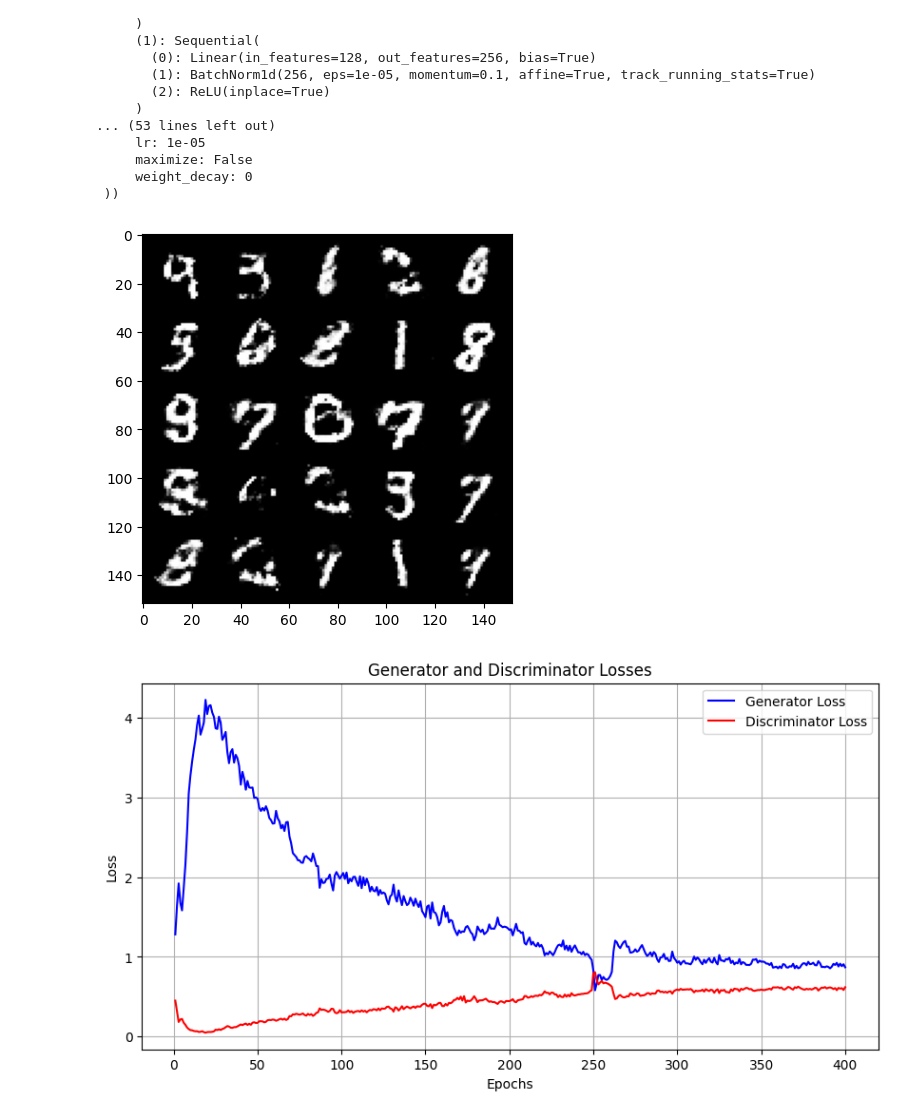
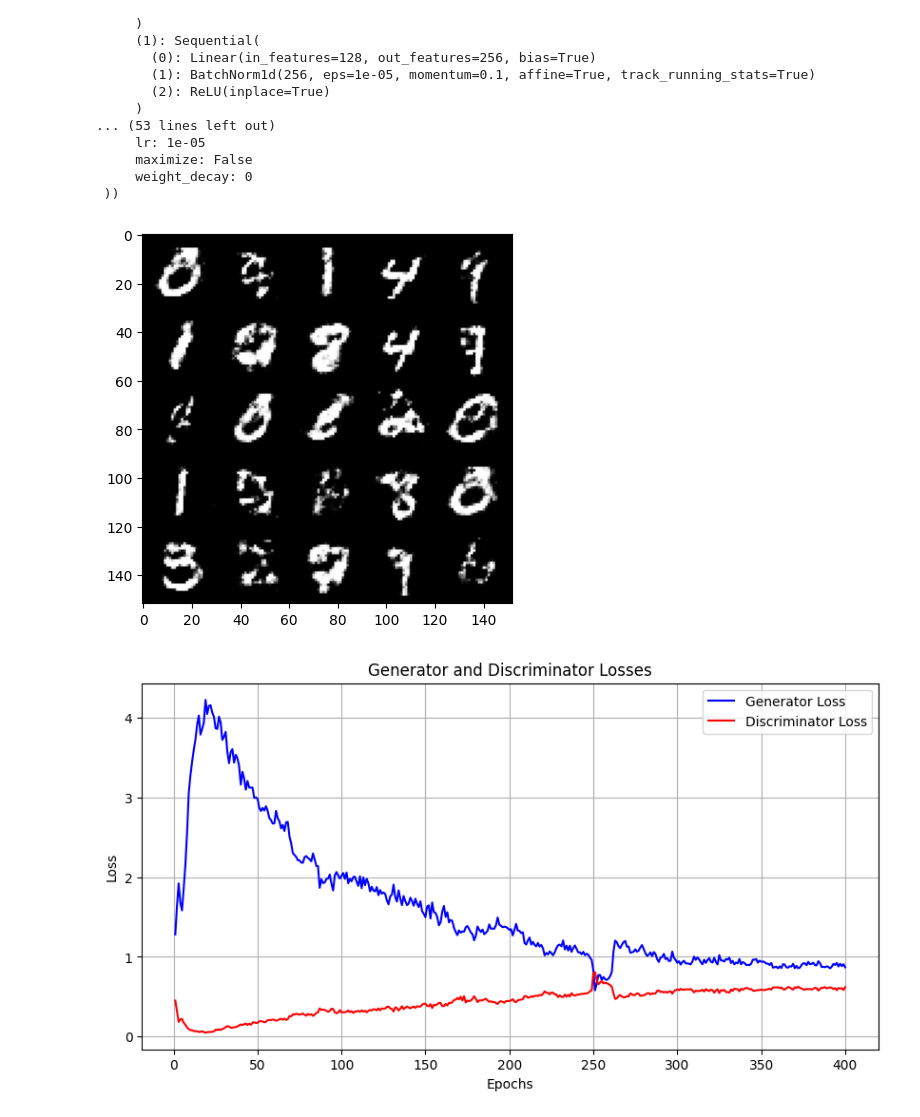
Before and after one commit to berkaytrhn/paper-implementations, a Jupyter notebook: Generative Adversarial Networks/basic/playground.ipynb, the cells around one changed output. Cells and saved outputs as stored; diff of their text form; code cells hidden in the pictures.

```diff
--- a/Generative Adversarial Networks/basic/playground.ipynb
+++ b/Generative Adversarial Networks/basic/playground.ipynb
@@ -271,9 +293,9 @@ save_model(discriminator, epoch, model_base_path, "discriminator_final")
 # %%
 generator_model = torch.load("./models/generator.pth")
 # %%
-show_tensor_images(generator_model(get_noise(25, noise_dim, device)), 25)
+show_tensor_images(generator_model(get_noise(25, 64, "cuda")), 25)
 # %% [output]
-[figure, old version]
+[figure, new version]
 # %%
 import numpy as np
 import matplotlib.pyplot as plt
```
Also changed, not shown: parts of 1 cell of this notebook.
